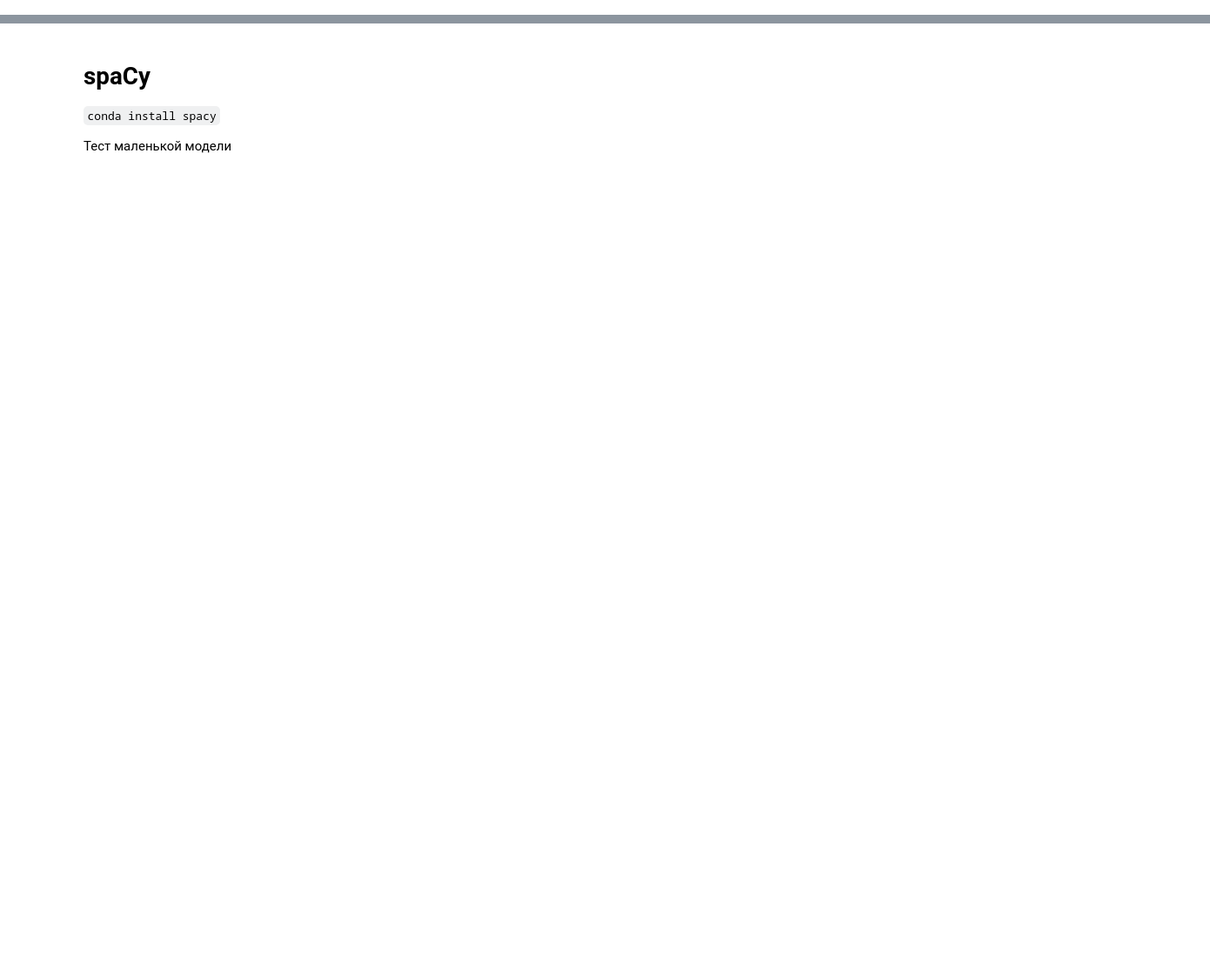
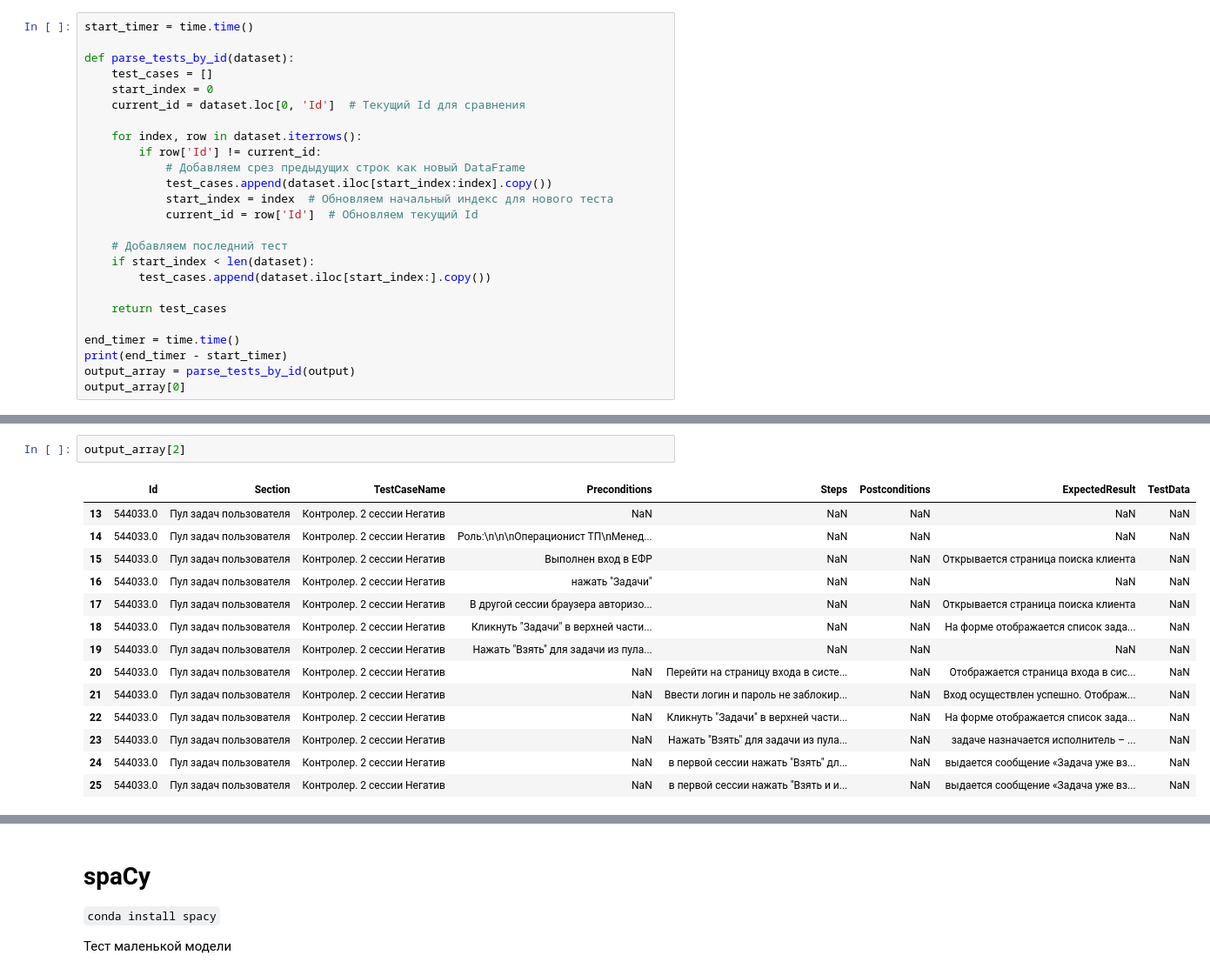
Before and after one commit to paulrainy/EmbeddingTest, a Jupyter notebook: spacy_test.ipynb, the cells around one changed output, grey strips where cells are left out. Shown: that part at 87% size. Cells and saved outputs as stored; diff of their text form; blank space fills up the shorter version.

```diff
--- a/spacy_test.ipynb
+++ b/spacy_test.ipynb
@@ -62,0 +58,25 @@ See the caveats in the documentation: https://pandas.pydata.org/pandas-docs/stab
+# %%
+start_timer = time.time()
+
+def parse_tests_by_id(dataset):
+    test_cases = []
+    start_index = 0
+    current_id = dataset.loc[0, 'Id']  # Текущий Id для сравнения
+
+    for index, row in dataset.iterrows():
+        if row['Id'] != current_id:
+            # Добавляем срез предыдущих строк как новый DataFrame
+            test_cases.append(dataset.iloc[start_index:index].copy())
+            start_index = index  # Обновляем начальный индекс для нового теста
+            current_id = row['Id']  # Обновляем текущий Id
+
+    # Добавляем последний тест
+    if start_index < len(dataset):
+        test_cases.append(dataset.iloc[start_index:].copy())
+
+    return test_cases
+
+end_timer = time.time()
+print(end_timer - start_timer)
+output_array = parse_tests_by_id(output)
+output_array[0]
@@ -62,0 +103,17 @@ See the caveats in the documentation: https://pandas.pydata.org/pandas-docs/stab
+# %%
+output_array[2]
+# %% [output]
+|  | Id | Section | TestCaseName | Preconditions | Steps | Postconditions | ExpectedResult | TestData |
+| 13 | 544033.0 | Пул задач пользователя | Контролер. 2 сессии Негатив | NaN | NaN | NaN | NaN | NaN |
+| 14 | 544033.0 | Пул задач пользователя | Контролер. 2 сессии Негатив | Роль:\n\n\nОперационист ТП\nМенед... | NaN | NaN | NaN | NaN |
+| 15 | 544033.0 | Пул задач пользователя | Контролер. 2 сессии Негатив | Выполнен вход в ЕФР | NaN | NaN | Открывается страница поиска клиента | NaN |
+| 16 | 544033.0 | Пул задач пользователя | Контролер. 2 сессии Негатив | нажать "Задачи" | NaN | NaN | NaN | NaN |
+| 17 | 544033.0 | Пул задач пользователя | Контролер. 2 сессии Негатив | В другой сессии браузера авторизо... | NaN | NaN | Открывается страница поиска клиента | NaN |
+| 18 | 544033.0 | Пул задач пользователя | Контролер. 2 сессии Негатив | Кликнуть "Задачи" в верхней части... | NaN | NaN | На форме отображается список зада... | NaN |
+| 19 | 544033.0 | Пул задач пользователя | Контролер. 2 сессии Негатив | Нажать "Взять" для задачи из пула... | NaN | NaN | NaN | NaN |
+| 20 | 544033.0 | Пул задач пользователя | Контролер. 2 сессии Негатив | NaN | Перейти на страницу входа в систе... | NaN | Отображается страница входа в сис... | NaN |
+| 21 | 544033.0 | Пул задач пользователя | Контролер. 2 сессии Негатив | NaN | Ввести логин и пароль не заблокир... | NaN | Вход осуществлен успешно. Отображ... | NaN |
+| 22 | 544033.0 | Пул задач пользователя | Контролер. 2 сессии Негатив | NaN | Кликнуть "Задачи" в верхней части... | NaN | На форме отображается список зада... | NaN |
+| 23 | 544033.0 | Пул задач пользователя | Контролер. 2 сессии Негатив | NaN | Нажать "Взять" для задачи из пула... | NaN | задаче назначается исполнитель – ... | NaN |
+| 24 | 544033.0 | Пул задач пользователя | Контролер. 2 сессии Негатив | NaN | в первой сессии нажать "Взять" дл... | NaN | выдается сообщение «Задача уже вз... | NaN |
+| 25 | 544033.0 | Пул задач пользователя | Контролер. 2 сессии Негатив | NaN | в первой сессии нажать "Взять и и... | NaN | выдается сообщение «Задача уже вз... | NaN |
```
Also changed, not shown: parts of 10 cells of this notebook, 2 other files.
